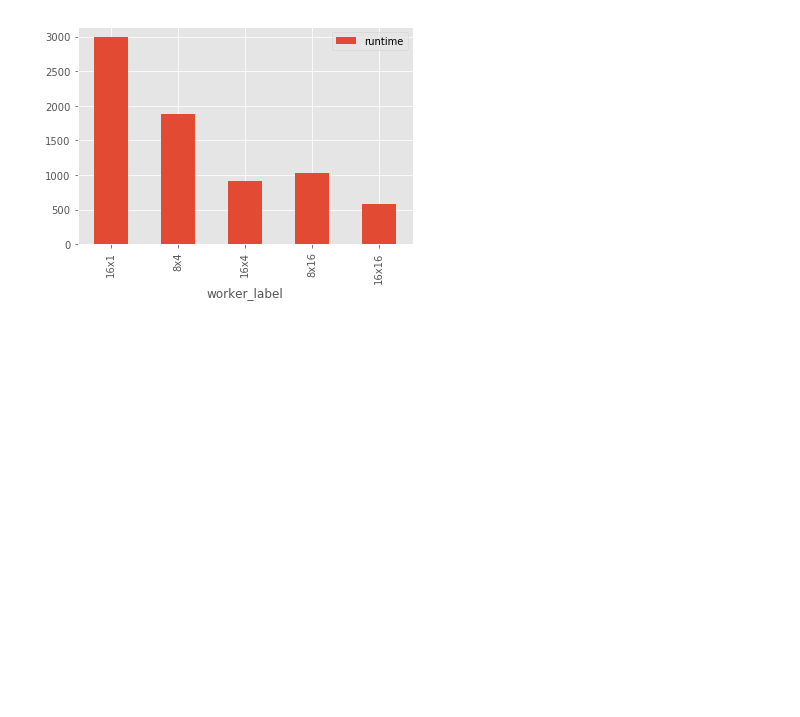
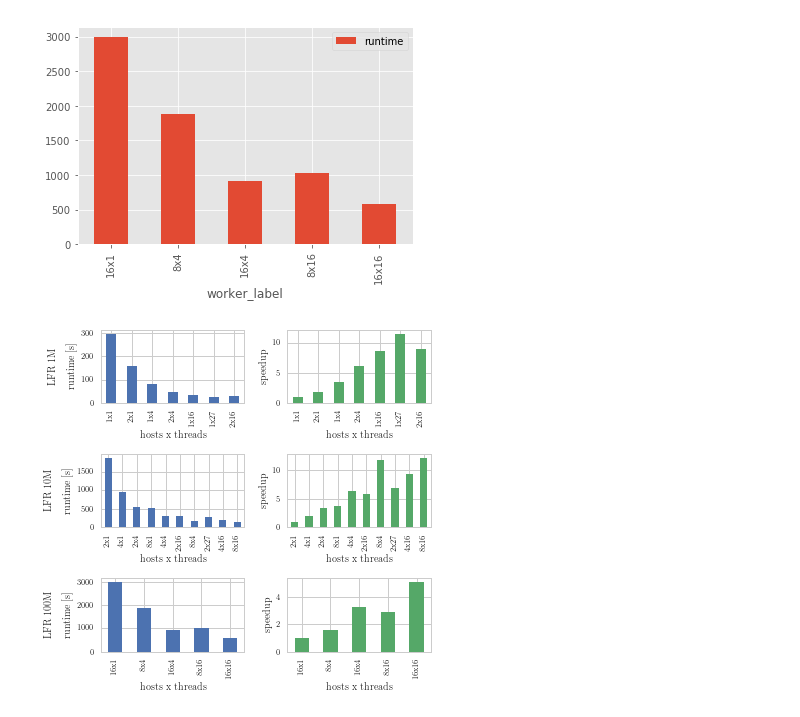
Before and after one commit to kit-algo/distributed_clustering_thrill, a Jupyter notebook: analysis/DLM Scaling.ipynb, the cells around one changed output. Cells and saved outputs as stored; diff of their text form; code cells hidden in the pictures; blank space fills up the shorter version.

Commit message:
eval for dlm scaling

```diff
--- a/analysis/DLM Scaling.ipynb
+++ b/analysis/DLM Scaling.ipynb
@@ -1,12 +0,0 @@
-# %%
-%matplotlib inline
-
-import pandas as pd
-import numpy as np
-import matplotlib.pyplot as plt
-
-import json
-import glob
-import os
-
-plt.style.use('ggplot') # Make the graphs a bit prettier
@@ -69,3 +101,34 @@ frames['algorithm_run'] \
 # %% [output]
 <matplotlib.axes._subplots.AxesSubplot at 0x...>
 [figure]
+# %%
+fig, axes = plt.subplots(3, 2, figsize=(textwidth_to_inch(1), textwidth_to_inch(1)));
+plt.subplots_adjust(wspace=0.3, hspace=0.7);
+
+pad = 5
+
+for i, node_count in [(0, 1000000), (1, 10000000), (2, 100000000)]:
+    label = "LFR {}M".format(int(node_count / 1000000))
+
+    plot_data = frames['algorithm_run'] \
+        .merge(frames['program_run'], left_on='program_run_id', right_index=True) \
+        .loc[lambda x: x.node_count == node_count] \
+        .groupby('worker_label')[['runtime', 'total_workers']].mean() \
+        .sort_values(by='total_workers')
+    plot_data['speedup'] = plot_data['runtime'].iloc[0] / plot_data['runtime']
+
+    plot_data.plot.bar(y='runtime', legend=False, ax=axes[i][0])
+    axes[i][0].set_ylabel("runtime [s]")
+    axes[i][0].set_xlabel("hosts x threads")
+
+    plot_data.plot.bar(y='speedup', legend=False, ax=axes[i][1], color='C1')
+    axes[i][1].set_ylabel("speedup")
+    axes[i][1].set_xlabel("hosts x threads")
+
+    axes[i][0].annotate(label, xy=(0, 0.5), xytext=(-axes[i][0].yaxis.labelpad - pad, 0),
+                xycoords=axes[i][0].yaxis.label, textcoords='offset points',
+                ha='right', va='center', rotation=90)
+
+savefig("plm_scaling")
+# %% [output]
+[figure, added]
```
Also changed, not shown: parts of 2 cells of this notebook.
